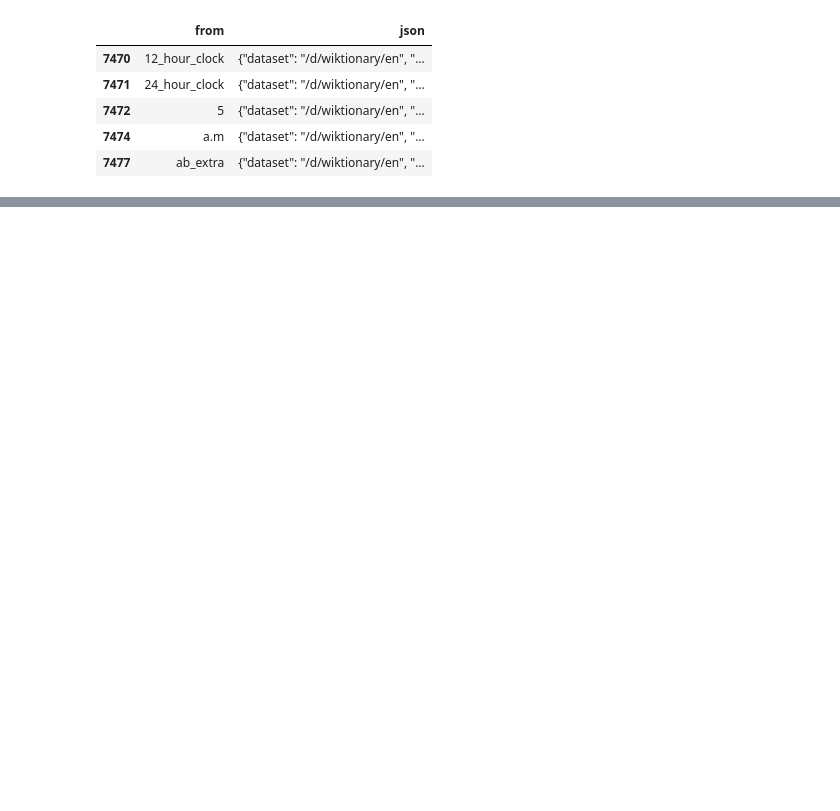
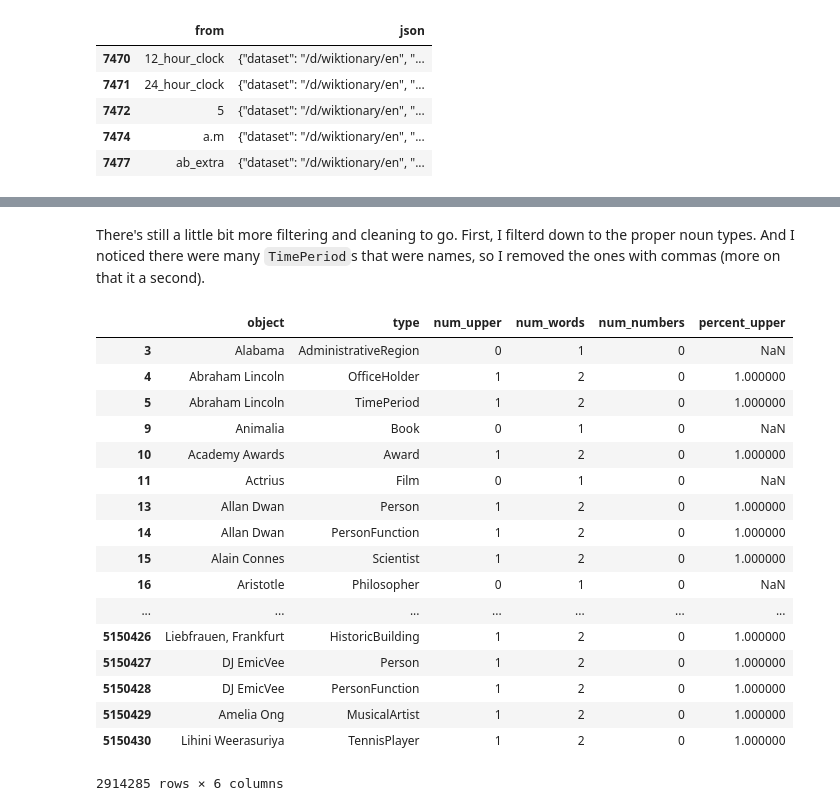
Before and after one commit to afcarl/codenames_blog, a Jupyter notebook: Codenames 2 - Master Dictionary.ipynb, the cells around one changed output, grey strips where cells are left out. Saved outputs shown, nothing was run; the diff lists cells and outputs as text; code cells hidden in the pictures; blank space fills up the shorter version.

```diff
--- a/Codenames 2 - Master Dictionary.ipynb
+++ b/Codenames 2 - Master Dictionary.ipynb
@@ -52,0 +180,3 @@ len(words)
+# %%
+proper_noun_types = pd.read_csv('proper_noun_types.csv')
+proper_noun_types
@@ -52,0 +202,27 @@ len(words)
+# %% [markdown]
+There's still a little bit more filtering and cleaning to go.  First, I filterd down to the proper noun types.  And I noticed there were many `TimePeriod`s that were names, so I removed the ones with commas (more on that it a second).
+# %%
+proper_nouns = df[
+    df['type'].isin(proper_noun_types['proper_nouns']) &
+    ~((df['type'] == 'TimePeriod') & (df['object'].str.contains(',')))
+]
+proper_nouns
+# %% [output]
+|  | object | type | num_upper | num_words | num_numbers | percent_upper |
+| 3 | Alabama | AdministrativeRegion | 0 | 1 | 0 | NaN |
+| 4 | Abraham Lincoln | OfficeHolder | 1 | 2 | 0 | 1.000000 |
+| 5 | Abraham Lincoln | TimePeriod | 1 | 2 | 0 | 1.000000 |
+| 9 | Animalia | Book | 0 | 1 | 0 | NaN |
+| 10 | Academy Awards | Award | 1 | 2 | 0 | 1.000000 |
+| 11 | Actrius | Film | 0 | 1 | 0 | NaN |
+| 13 | Allan Dwan | Person | 1 | 2 | 0 | 1.000000 |
+| 14 | Allan Dwan | PersonFunction | 1 | 2 | 0 | 1.000000 |
+| 15 | Alain Connes | Scientist | 1 | 2 | 0 | 1.000000 |
+| 16 | Aristotle | Philosopher | 0 | 1 | 0 | NaN |
+| ... | ... | ... | ... | ... | ... | ... |
+| 5150426 | Liebfrauen, Frankfurt | HistoricBuilding | 1 | 2 | 0 | 1.000000 |
+| 5150427 | DJ EmicVee | Person | 1 | 2 | 0 | 1.000000 |
+| 5150428 | DJ EmicVee | PersonFunction | 1 | 2 | 0 | 1.000000 |
+| 5150429 | Amelia Ong | MusicalArtist | 1 | 2 | 0 | 1.000000 |
+| 5150430 | Lihini Weerasuriya | TennisPlayer | 1 | 2 | 0 | 1.000000 |
+2914285 rows × 6 columns
```
Also changed, not shown: parts of 32 cells of this notebook, 1 other file.
